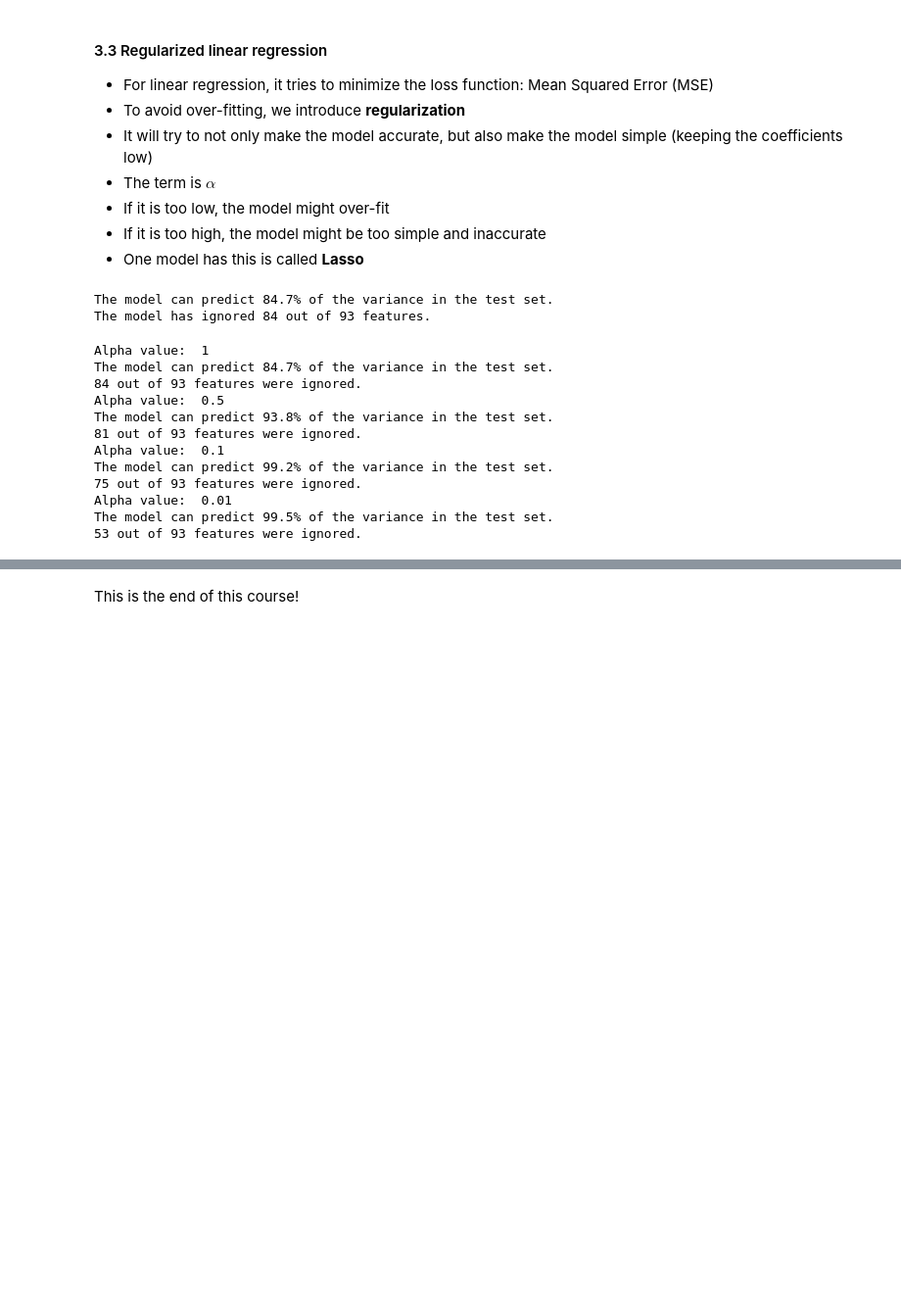
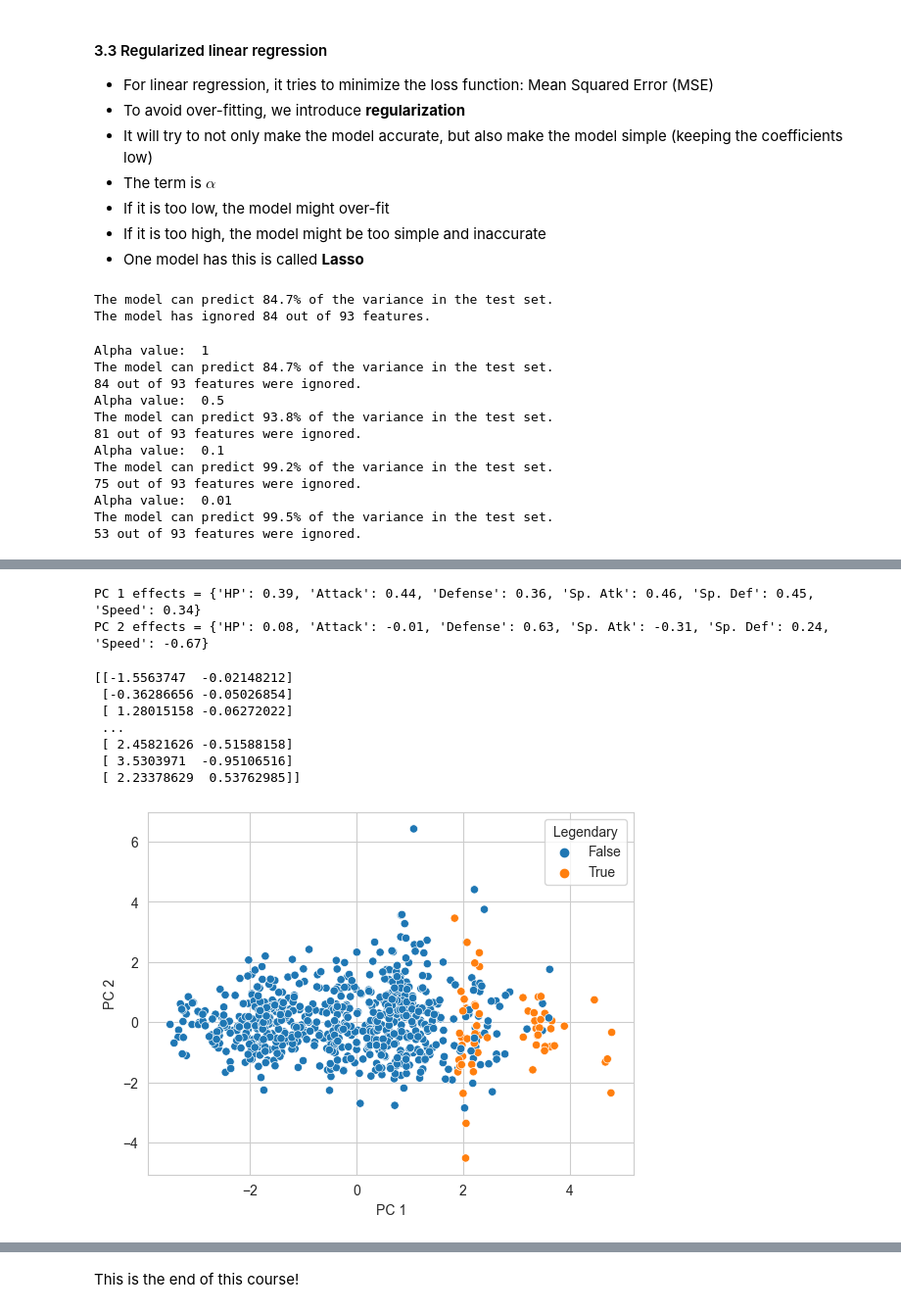
Before and after one commit to GuoweiYang19891101/datacamp_machine_learning_scientist_python, a Jupyter notebook: 7_dimension_reduction.ipynb, the cells around one changed output, grey strips where cells are left out. Shown at 98% size. Cells and saved outputs as stored; diff of their text form; code cells hidden in the pictures; blank space fills up the shorter version.

Commit message:
Finish 7th course; start 8th course
Preprocessing

```diff
--- a/7_dimension_reduction.ipynb
+++ b/7_dimension_reduction.ipynb
@@ -801,0 +1042,59 @@ The model can predict 99.5% of the variance in the test set.
+# %%
+# understanding the components
+import pandas as pd
+from sklearn.pipeline import Pipeline
+from sklearn.preprocessing import StandardScaler
+from sklearn.decomposition import PCA
+
+# get dataset
+pokemon_df = pd.read_csv('7_datasets/pokemon.csv')
+
+numeric_cols = ['HP', 'Attack', 'Defense', 'Sp. Atk', 'Sp. Def', 'Speed']
+poke_df = pokemon_df.loc[:, numeric_cols]
+
+# build the pipeline
+pipe = Pipeline([('scaler', StandardScaler()),
+                 ('reducer', PCA(n_components=2))])
+
+# fit it to dataset
+pipe.fit(poke_df)
+vectors = pipe.steps[1][1].components_.round(2)
+
+# print feature effects
+print('PC 1 effects = ' + str(dict(zip(poke_df.columns, vectors[0]))))
+print('PC 2 effects = ' + str(dict(zip(poke_df.columns, vectors[1]))))
+# %% [output]
+PC 1 effects = {'HP': 0.39, 'Attack': 0.44, 'Defense': 0.36, 'Sp. Atk': 0.46, 'Sp. Def': 0.45, 'Speed': 0.34}
+PC 2 effects = {'HP': 0.08, 'Attack': -0.01, 'Defense': 0.63, 'Sp. Atk': -0.31, 'Sp. Def': 0.24, 'Speed': -0.67}
+# %%
+# PCA for feature exploration
+# use same dataset as above exercise
+import seaborn as sns
+import matplotlib.pyplot as plt
+
+# build the pipeline
+pipe = Pipeline([('scaler', StandardScaler()),
+                 ('reducer', PCA(n_components=2))])
+
+# fit the pipeline
+pc = pipe.fit_transform(poke_df)
+print(pc)
+
+# add components to poke_cat_df
+cat_cols=['Type 1', 'Legendary']
+poke_cat_df = pokemon_df.loc[:, cat_cols]
+poke_cat_df['PC 1'] = pc[:, 0]
+poke_cat_df['PC 2'] = pc[:, 1]
+
+# use the Legendary feature to color scatterplot
+sns.scatterplot(data=poke_cat_df, x='PC 1', y= 'PC 2', hue='Legendary')
+plt.show()
+# %% [output]
+[[-1.5563747  -0.02148212]
+ [-0.36286656 -0.05026854]
+ [ 1.28015158 -0.06272022]
+ ...
+ [ 2.45821626 -0.51588158]
+ [ 3.5303971  -0.95106516]
+ [ 2.23378629  0.53762985]]
+[figure, added]
```
Also changed, not shown: parts of 30 cells of this notebook, 7 other files.
